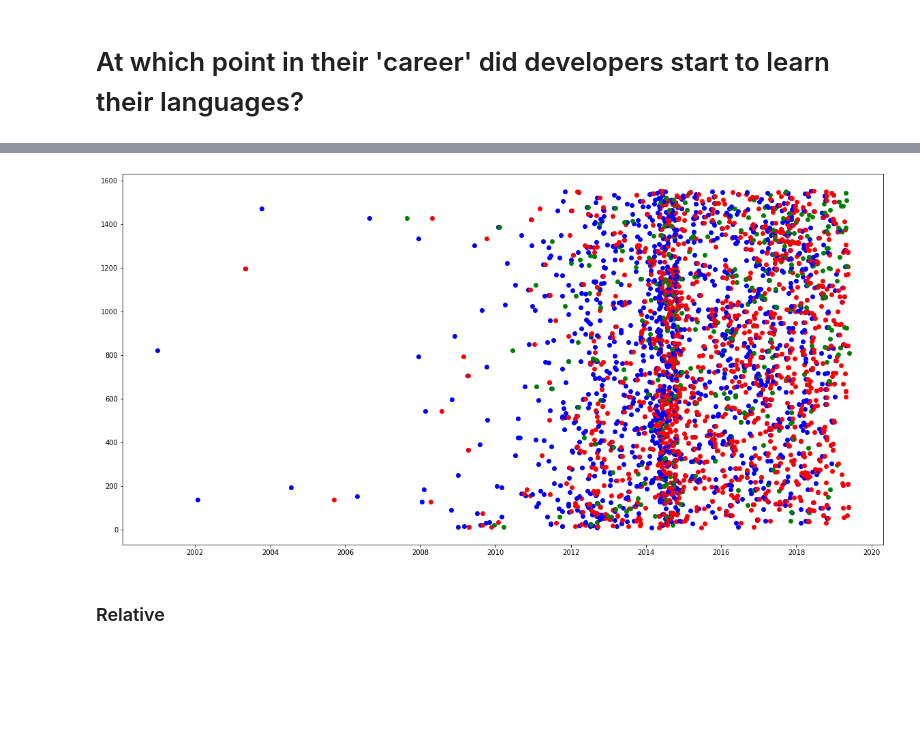
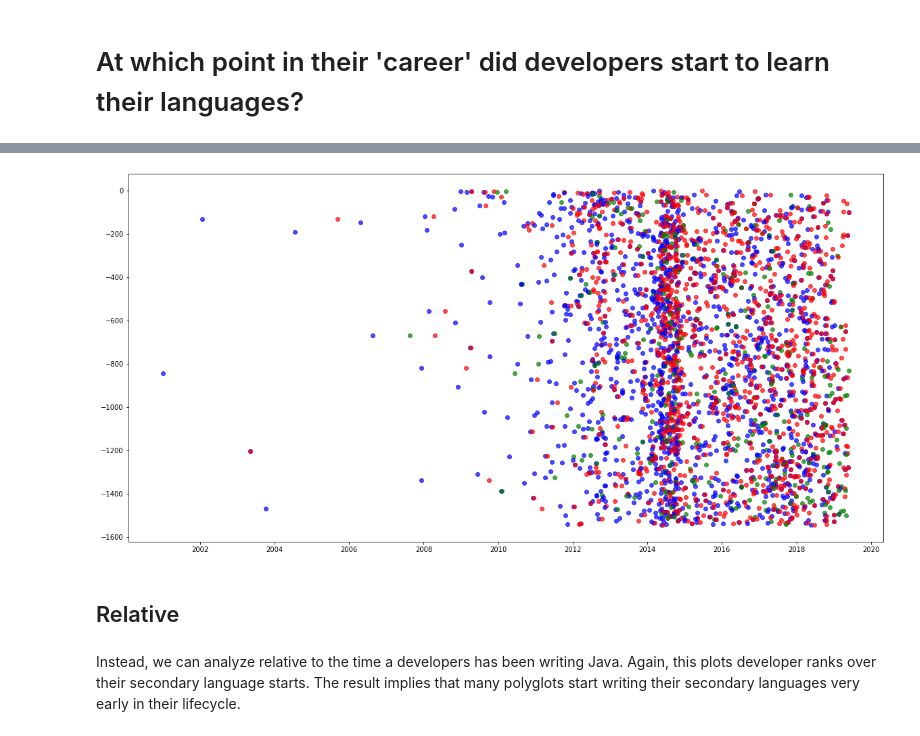
Before and after one commit to LeonBein/CRM20, a Jupyter notebook: UserAnalysis.ipynb, the cells around one changed output, grey strips where cells are left out. Cells and saved outputs as stored; diff of their text form; code cells hidden in the pictures; blank space fills up the shorter version.

Commit message:
Document and progress user analysis and add it to readme

```diff
--- a/UserAnalysis.ipynb
+++ b/UserAnalysis.ipynb
@@ -72,8 +13,0 @@ repos = list(map(urlMap, testUserRepos['url']))
-# %%
-start = time.time()
-with Pool(int(multiprocessing.cpu_count()/4)) as pool:
-    allMetrics = pool.map(functools.partial(averageMetricPerCommitForRepo, metricFunction=repoAnalysis.lambdaDensity), repos)
-allMetrics = list(map(lambda wrap: wrap.data, allMetrics))
-chainMap = collections.ChainMap(*allMetrics)
-end = time.time()
-print('Total Time used: '+str(end - start))
@@ -149,0 +20,6 @@ plotByDate(metrics)
+# %%
+polyglots = dbUtils.runQuery('''
+    SELECT * FROM crm20.lb_polyglots
+    ORDER BY (SELECT SUM(s) FROM UNNEST(sec_loc) s) DESC
+''', True)
+display(polyglots)
@@ -150,17 +45,19 @@ plotByDate(metrics)
 # %%
 pyplot.figure(figsize=(20, 10))
 for index, row in polyglots.iterrows():
     javastart = row['java_start']
     langs = row['secondary_languages']
     starts = row['sec_start']
-    pyplot.plot_date([javastart], [index+10], 'ob')
+    pyplot.plot_date([javastart], [-index], 'ob', alpha=0.7)
     for lang, start in zip(langs, starts):
         color = 'r' if lang == 'js' else 'g'
-        pyplot.plot_date([start], [index+10], 'o'+color)
+        pyplot.plot_date([start], [-index], 'o'+color, alpha=0.7)
 # %% [output]
-[figure, old version]
+[figure, new version]
 # %% [markdown]
-### Relative
+## Relative
+# %% [markdown]
+Instead, we can analyze relative to the time a developers has been writing Java. Again, this plots developer ranks over their secondary language starts. The result implies that many polyglots start writing their secondary languages very early in their lifecycle.
 # %%
 import time
 import pandas
```
Also changed, not shown: parts of 29 cells of this notebook, 1 other file.
